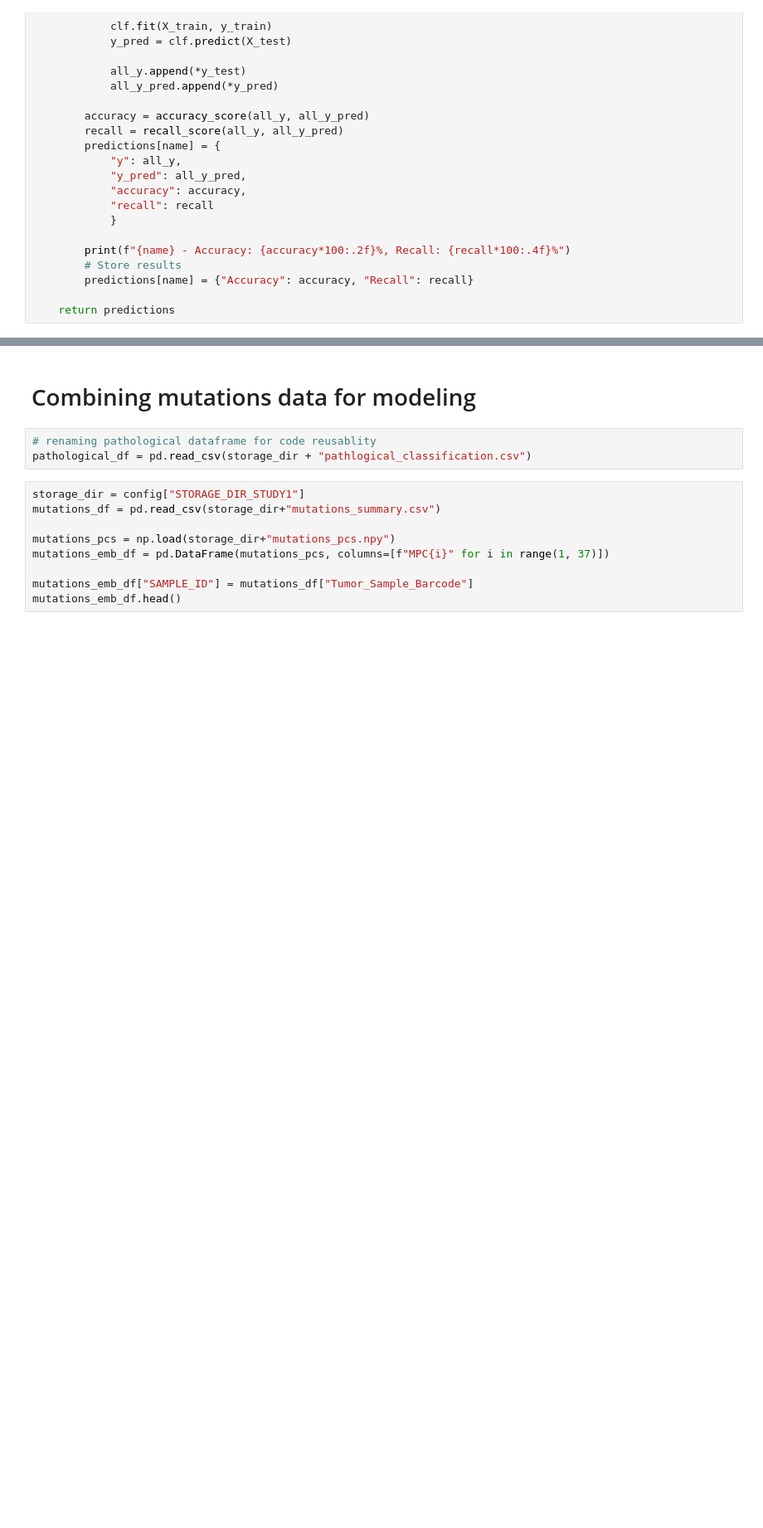
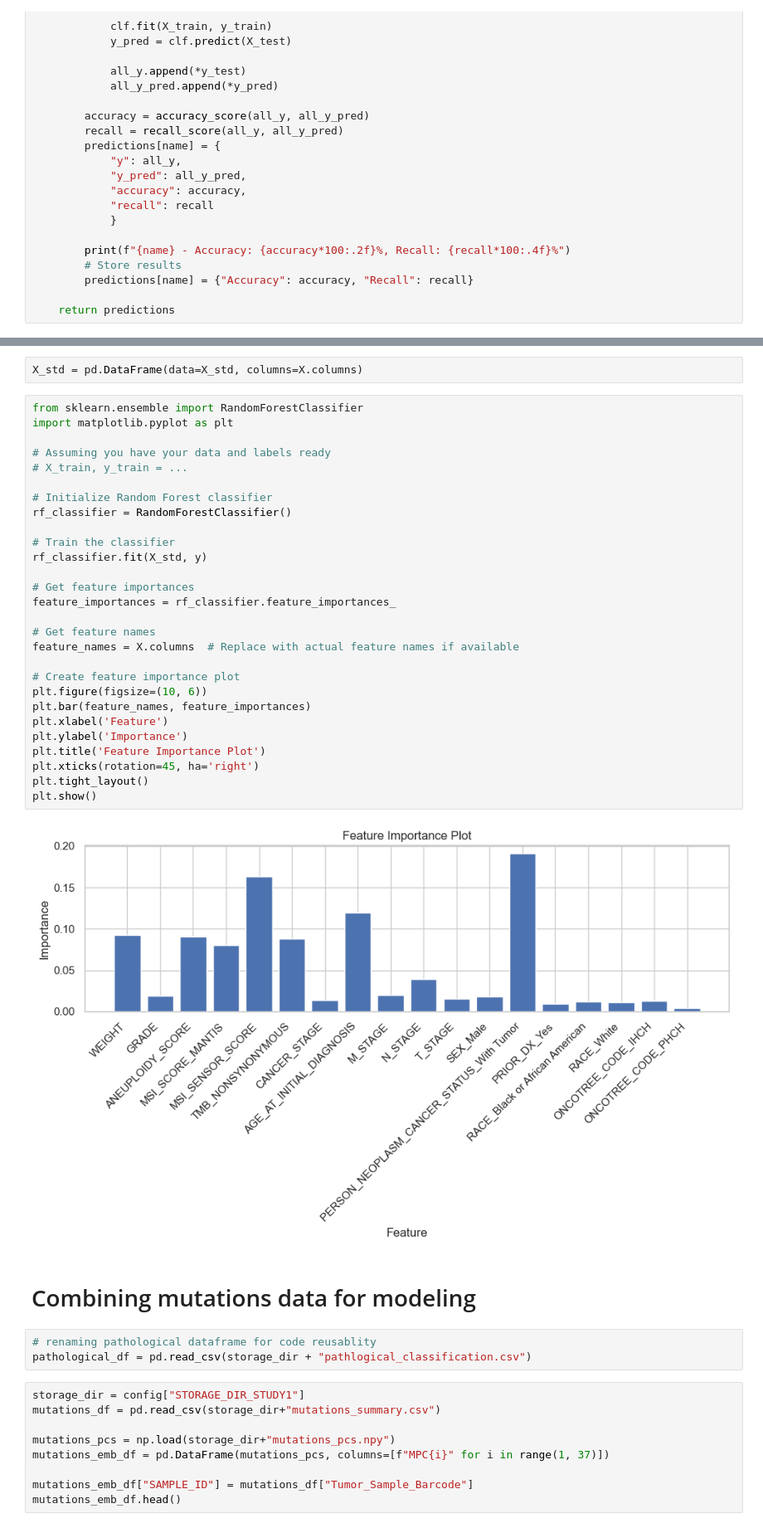
Before and after one commit to sha9189/Colorectal_Cancer_Analysis, a Jupyter notebook: 05 regression to classification.ipynb, the cells around one changed output, grey strips where cells are left out. Shown: that part at 83% size. Cells and saved outputs as stored; diff of their text form; blank space fills up the shorter version.

```diff
--- a/05 regression to classification.ipynb
+++ b/05 regression to classification.ipynb
@@ -204,6 +216,38 @@ Random Forest - Accuracy: 75.00%, Recall: 90.0000%
 Support Vector Machine - Accuracy: 56.25%, Recall: 85.0000%
 K-Nearest Neighbors - Accuracy: 56.25%, Recall: 75.0000%
 Naive Bayes - Accuracy: 50.00%, Recall: 50.0000%
+# %%
+X_std = pd.DataFrame(data=X_std, columns=X.columns)
+# %%
+from sklearn.ensemble import RandomForestClassifier
+import matplotlib.pyplot as plt
+
+# Assuming you have your data and labels ready
+# X_train, y_train = ...
+
+# Initialize Random Forest classifier
+rf_classifier = RandomForestClassifier()
+
+# Train the classifier
+rf_classifier.fit(X_std, y)
+
+# Get feature importances
+feature_importances = rf_classifier.feature_importances_
+
+# Get feature names
+feature_names = X.columns  # Replace with actual feature names if available
+
+# Create feature importance plot
+plt.figure(figsize=(10, 6))
+plt.bar(feature_names, feature_importances)
+plt.xlabel('Feature')
+plt.ylabel('Importance')
+plt.title('Feature Importance Plot')
+plt.xticks(rotation=45, ha='right')
+plt.tight_layout()
+plt.show()
+# %% [output]
+[figure, added]
 # %% [markdown]
 # Combining mutations data for modeling
 # %%
```
Also changed, not shown: parts of 6 cells of this notebook, 3 other files.
